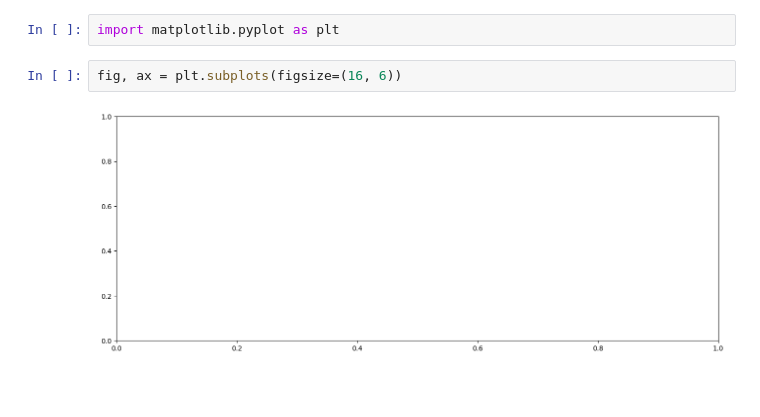
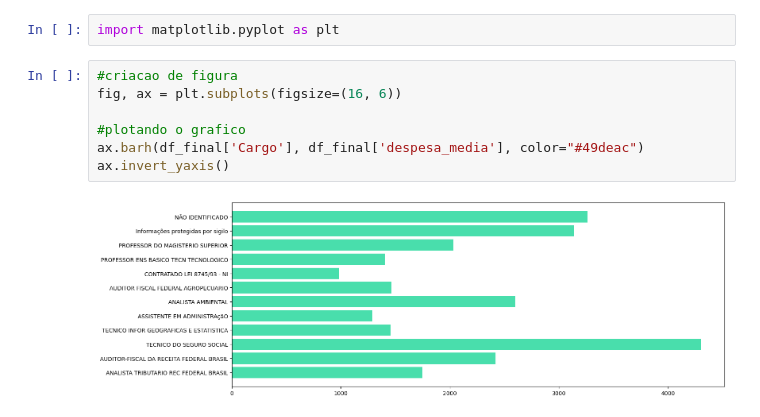
Before and after one commit to araujojv/Estudos_py_ml, a Jupyter notebook: analise_de_dados/projeto_pandas_governo/teste.ipynb, the cells around one changed output. Drawn from its saved outputs; the diff is of its cells as text; blank space fills up the shorter version.

Commit message:
feat-criacao do grafico despesa media por cargo

```diff
--- a/analise_de_dados/projeto_pandas_governo/teste.ipynb
+++ b/analise_de_dados/projeto_pandas_governo/teste.ipynb
@@ -155,7 +155,12 @@ df_final.plot(x="Cargo", y="n_viagens" , kind="bar")
 [figure]
 # %%
 import matplotlib.pyplot as plt
-# %%
-fig, ax = plt.subplots(figsize=(16, 6))
-# %% [output]
-[figure, removed]
+# %%
+#criacao de figura
+fig, ax = plt.subplots(figsize=(16, 6))
+
+#plotando o grafico
+ax.barh(df_final['Cargo'], df_final['despesa_media'], color="#49deac")
+ax.invert_yaxis()
+# %% [output]
+[figure, added]
```
